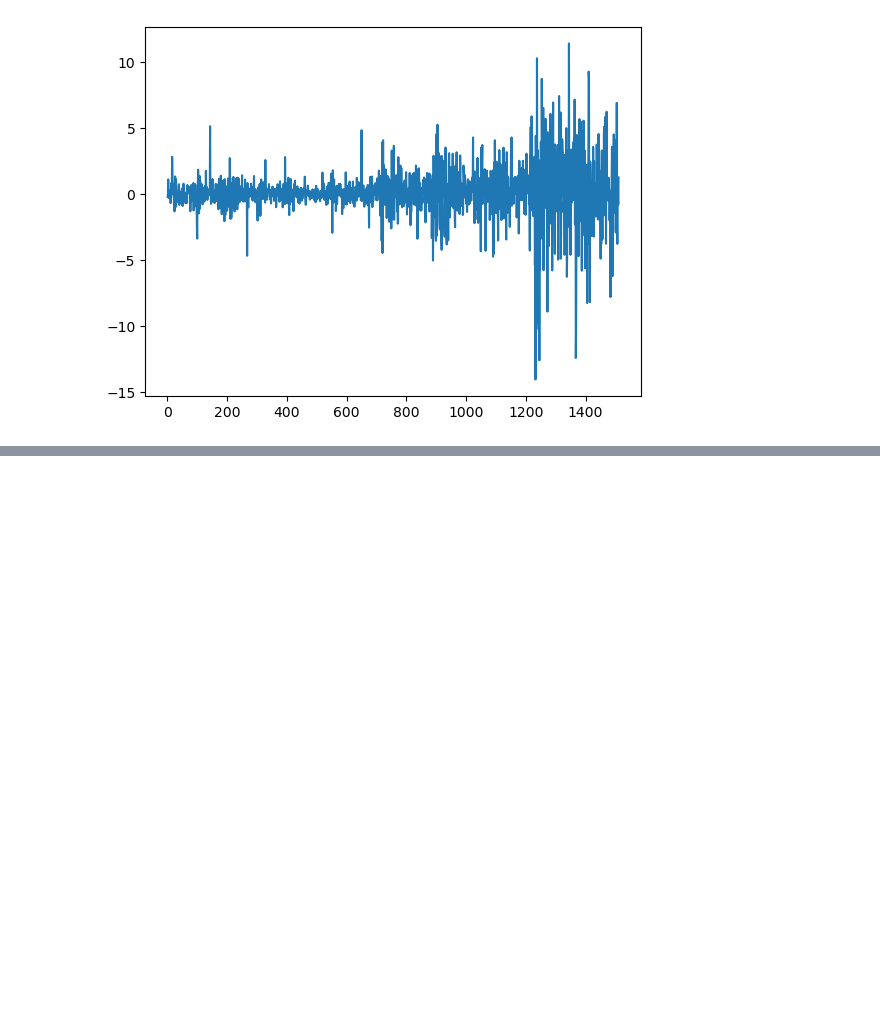
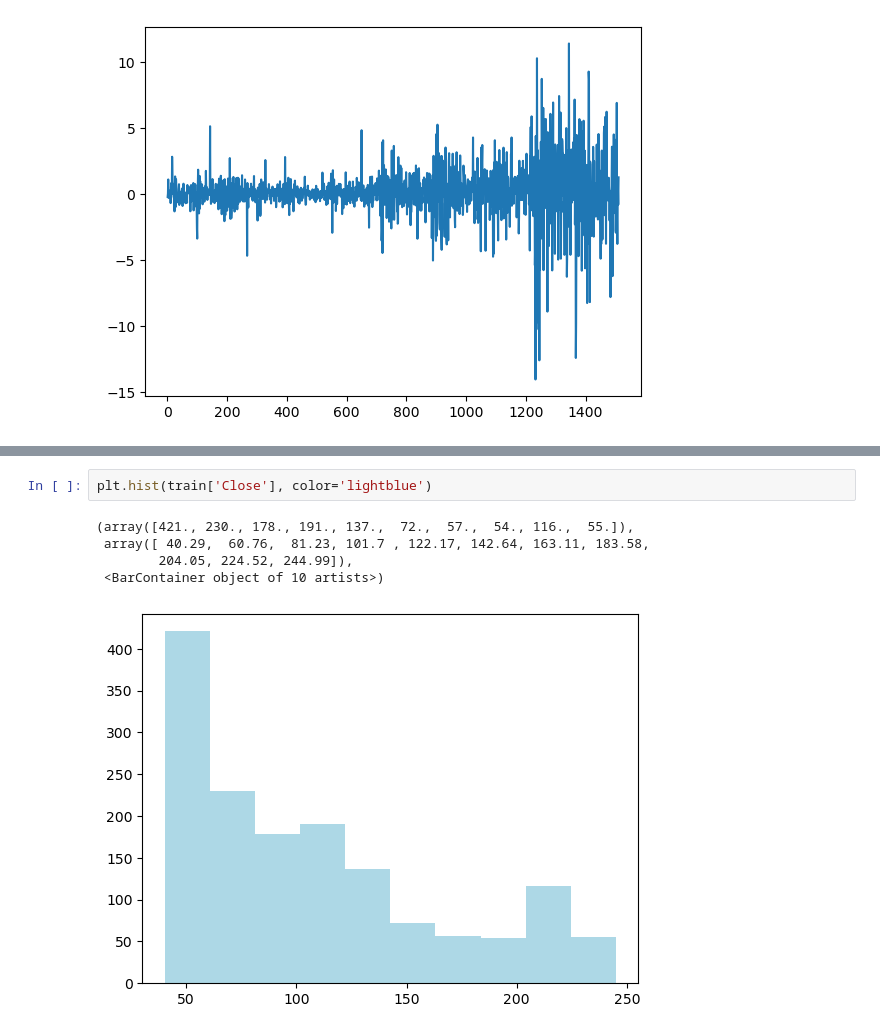
Before and after one commit to s0ul141/SB47, a Jupyter notebook: Stock_Market.ipynb, the cells around one changed output, grey strips where cells are left out. Cells and saved outputs as stored; diff of their text form; blank space fills up the shorter version.

```diff
--- a/Stock_Market.ipynb
+++ b/Stock_Market.ipynb
@@ -236,0 +170,8 @@ p-value: 0.000000
+# %%
+plt.hist(train['Close'], color='lightblue')
+# %% [output]
+(array([421., 230., 178., 191., 137.,  72.,  57.,  54., 116.,  55.]),
+ array([ 40.29,  60.76,  81.23, 101.7 , 122.17, 142.64, 163.11, 183.58,
+        204.05, 224.52, 244.99]),
+ <BarContainer object of 10 artists>)
+[figure, added]
```
Also changed, not shown: parts of 18 cells of this notebook.
